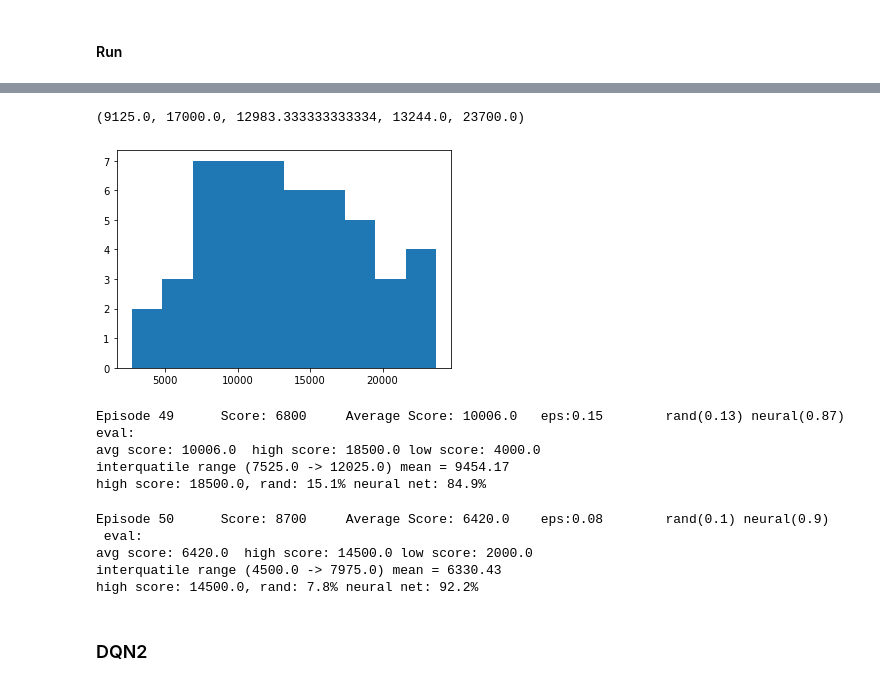
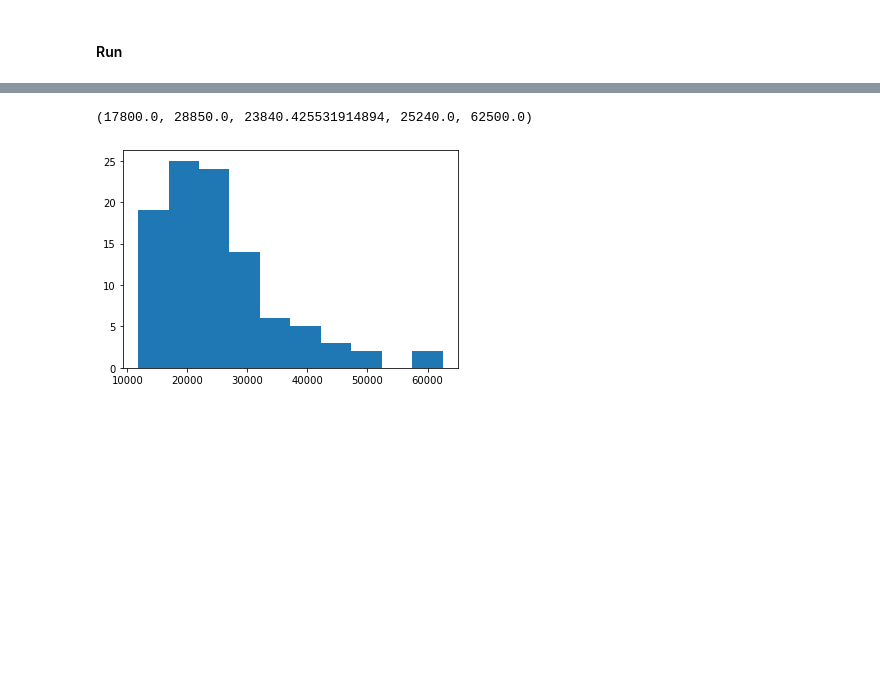
Before and after one commit to MElena14/COMP341, a Jupyter notebook: assignment2.ipynb, the cells around one changed output, grey strips where cells are left out. Cells and saved outputs as stored; diff of their text form; code cells hidden in the pictures; blank space fills up the shorter version.

```diff
--- a/assignment2.ipynb
+++ b/assignment2.ipynb
@@ -567,27 +537,20 @@ agent_args = {
             'tau': 1e-3,
             'learn_every': train_every,
             'replay_after': 10000,
-            'memory_top': 0.25,
+            'memory_top': 0.1,
             'episodes': Number_of_episodes
         }
 
 if model == 'DQNcnn':
-    agent_args = {**agent_args, 'model': DQNCnn, 'base_filename': 'atari_atlantas_models1-Copy1'}
+    agent_args = {**agent_args, 'model': DQNCnn, 'base_filename': 'atari_atlantas_models1'}
 elif model == 'ResNetDQN':
-    agent_args = {**agent_args, 'model': ResNetDQN, 'base_filename': 'atari_models/atari_atlantas_resnet'}
+    agent_args = {**agent_args, 'model': ResNetDQN, 'base_filename': 'atari_models/atari_atlantas_resnet-best1'} #atari_models/
 else:
     raise Exception('model not found')
 
 epsilon_decrease = epsilon_decrease_func(start=0.9, end=0.02, decay=Number_of_episodes/2)
-# epsilon_decrease = lambda x: 0.05
 plot_epsilon_func(epsilon_decrease, Number_of_episodes)
 # %% [output]
 [figure]
 # %% [markdown]
 #### Run
-# %%
-Number_of_episodes = 5000
-
-epsilon_decrease = epsilon_decrease_func(start=0.7, end=0.04, decay=Number_of_episodes/3)
-plot_epsilon_func(epsilon_decrease, Number_of_episodes)
-print(epsilon_decrease(Number_of_episodes))
@@ -609,5 +561,0 @@ high score: 16800.0, rand: 0.11026200873362445 nnural: 0.8897379912663755
-# %%
-env = wrap_env(gym.make(env_name), record_every=1000, folder='./eval_videos')
-agent = DQNAgent(agent_args)
-agent.load()
-evalScores = evalDQN(agent, 0.15, env, n_episodes=50,  network=model)
@@ -618,0 +562,3 @@ high score: 23700.0, rand: 20.9% neural net: 79.1%
+# %%
+evalScores = evalDQN(agent, 0.05, env, n_episodes=100,  network=model)
+np.argmax(evalScores)
@@ -619,25 +572,11 @@ high score: 23700.0, rand: 20.9% neural net: 79.1%
 # %%
-
-_ = plt.hist(evalScores, bins=10)
-*iqr_mean(evalScores), np.mean(evalScores), np.max(evalScores)
+def get_score_avgs(scores):
+    _ = plt.hist(scores, bins=10)
+    return np.min(scores), *iqr_mean(scores), np.mean(scores), np.max(scores)
+min, q25, q75, iq_mean, mean, max = get_score_avgs(evalScores)
 # %% [output]
-(9125.0, 17000.0, 12983.333333333334, 13244.0, 23700.0)
+(17800.0, 28850.0, 23840.425531914894, 25240.0, 62500.0)
-[figure, old version]
+[figure, new version]
-# %%
-evalScores15 = evalDQN(agent, 0.15, env, n_episodes=50,  network=model)
-# %% [output]
-Episode 49      Score: 6800     Average Score: 10006.0   eps:0.15        rand(0.13) neural(0.87)     eval:
-avg score: 10006.0  high score: 18500.0 low score: 4000.0
-interquatile range (7525.0 -> 12025.0) mean = 9454.17
-high score: 18500.0, rand: 15.1% neural net: 84.9%
-# %%
-evalScores10 = evalDQN(agent, 0.08, env, n_episodes=50,  network=model)
-# %% [output]
-Episode 50      Score: 8700     Average Score: 6420.0    eps:0.08        rand(0.1) neural(0.9)
- eval:
-avg score: 6420.0  high score: 14500.0 low score: 2000.0
-interquatile range (4500.0 -> 7975.0) mean = 6330.43
-high score: 14500.0, rand: 7.8% neural net: 92.2%
 # %%
 def finalPlay(agent):
     env = wrap_env(gym.make(env_name))
@@ -655,5 +594,3 @@ def finalPlay(agent):
     env.close()
 finalPlay(agent)
 show_video()
-# %% [markdown]
-### DQN2
```
Also changed, not shown: parts of 18 cells of this notebook.
